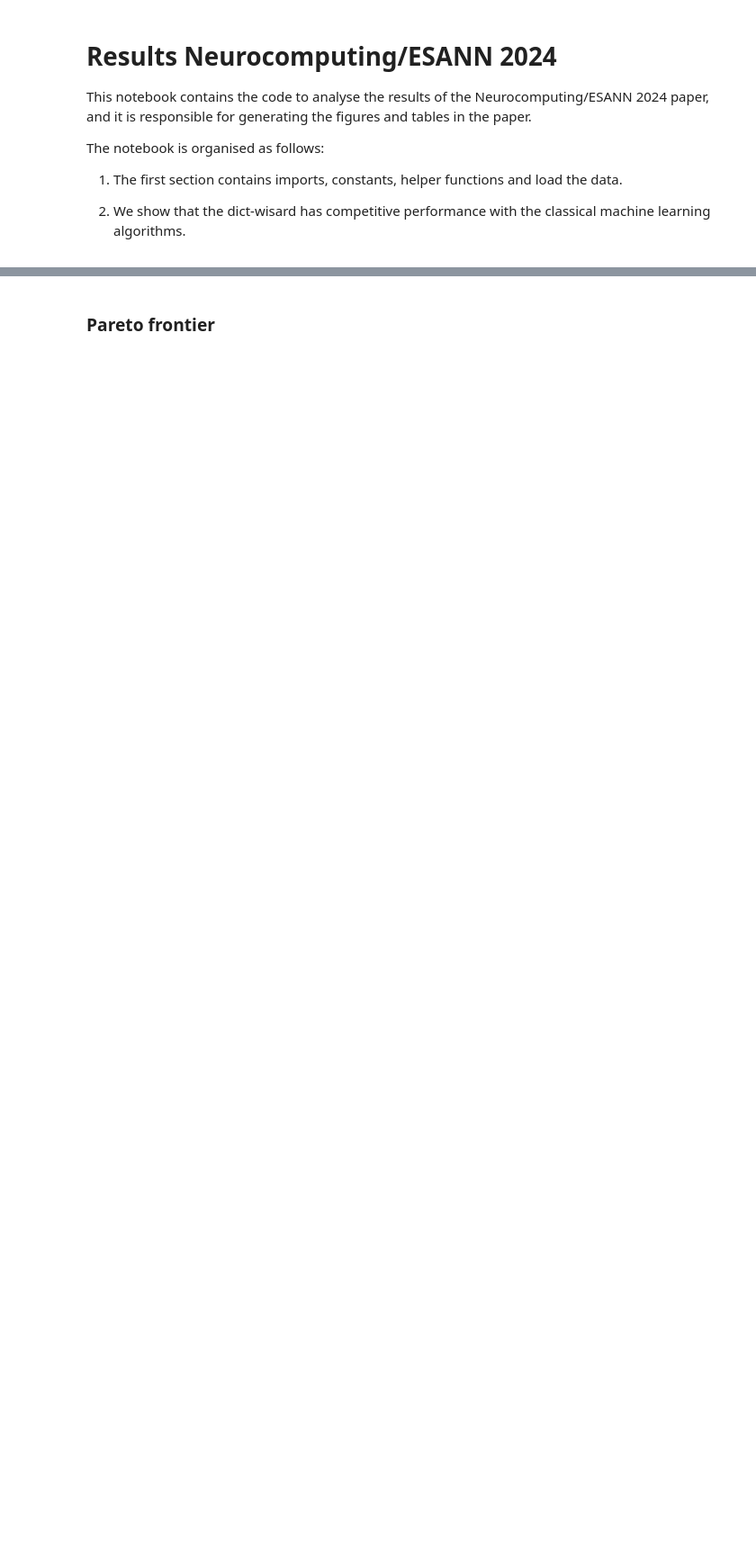
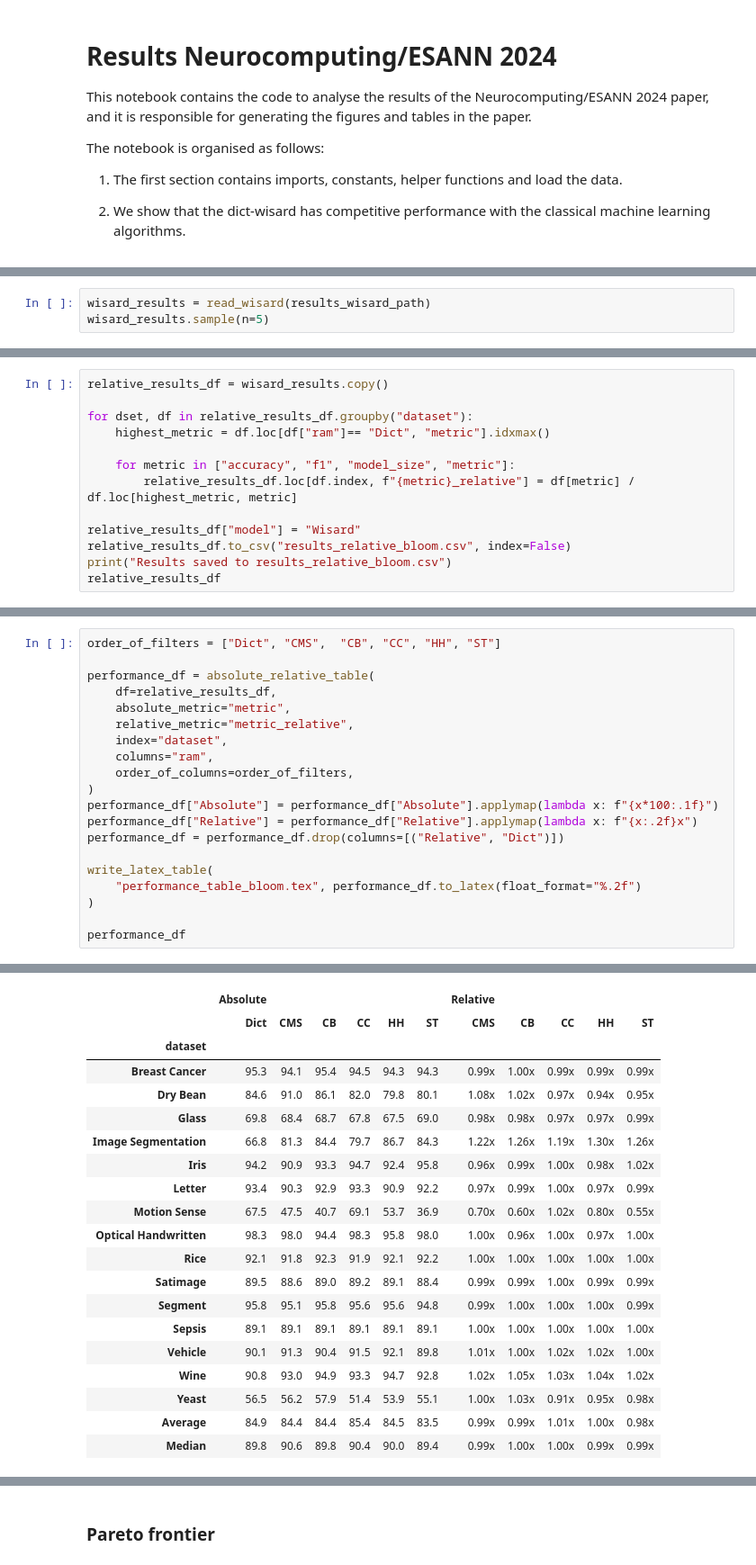
Before and after one commit to otavioon/wisardlib, a Jupyter notebook: analysis/analyse_results.ipynb, the cells around one changed output, grey strips where cells are left out. Shown at 90% size. Drawn from its saved outputs; the diff is of its cells as text; blank space fills up the shorter version.

```diff
--- a/analysis/analyse_results.ipynb
+++ b/analysis/analyse_results.ipynb
@@ -554,0 +288,3 @@ Table written to: tables/size_table.tex
+# %%
+wisard_results = read_wisard(results_wisard_path)
+wisard_results.sample(n=5)
@@ -554,0 +374,13 @@ Table written to: tables/size_table.tex
+# %%
+relative_results_df = wisard_results.copy()
+
+for dset, df in relative_results_df.groupby("dataset"):
+    highest_metric = df.loc[df["ram"]== "Dict", "metric"].idxmax()
+
+    for metric in ["accuracy", "f1", "model_size", "metric"]:
+        relative_results_df.loc[df.index, f"{metric}_relative"] = df[metric] / df.loc[highest_metric, metric]
+
+relative_results_df["model"] = "Wisard"
+relative_results_df.to_csv("results_relative_bloom.csv", index=False)
+print("Results saved to results_relative_bloom.csv")
+relative_results_df
@@ -554,0 +404,21 @@ Table written to: tables/size_table.tex
+# %%
+order_of_filters = ["Dict", "CMS",  "CB", "CC", "HH", "ST"]
+
+performance_df = absolute_relative_table(
+    df=relative_results_df,
+    absolute_metric="metric",
+    relative_metric="metric_relative",
+    index="dataset",
+    columns="ram",
+    order_of_columns=order_of_filters,
+)
+performance_df["Absolute"] = performance_df["Absolute"].applymap(lambda x: f"{x*100:.1f}")
+performance_df["Relative"] = performance_df["Relative"].applymap(lambda x: f"{x:.2f}x")
+performance_df = performance_df.drop(columns=[("Relative", "Dict")])
+
+write_latex_table(
+    "performance_table_bloom.tex", performance_df.to_latex(float_format="%.2f")
+)
+
+performance_df
+# %% [output]
@@ -554,0 +426,20 @@ Table written to: tables/size_table.tex
+|  | Absolute |  |  |  |  |  | Relative |  |  |  |  |
+|  | Dict | CMS | CB | CC | HH | ST | CMS | CB | CC | HH | ST |
+| dataset |  |  |  |  |  |  |  |  |  |  |  |
+| Breast Cancer | 95.3 | 94.1 | 95.4 | 94.5 | 94.3 | 94.3 | 0.99x | 1.00x | 0.99x | 0.99x | 0.99x |
+| Dry Bean | 84.6 | 91.0 | 86.1 | 82.0 | 79.8 | 80.1 | 1.08x | 1.02x | 0.97x | 0.94x | 0.95x |
+| Glass | 69.8 | 68.4 | 68.7 | 67.8 | 67.5 | 69.0 | 0.98x | 0.98x | 0.97x | 0.97x | 0.99x |
+| Image Segmentation | 66.8 | 81.3 | 84.4 | 79.7 | 86.7 | 84.3 | 1.22x | 1.26x | 1.19x | 1.30x | 1.26x |
+| Iris | 94.2 | 90.9 | 93.3 | 94.7 | 92.4 | 95.8 | 0.96x | 0.99x | 1.00x | 0.98x | 1.02x |
+| Letter | 93.4 | 90.3 | 92.9 | 93.3 | 90.9 | 92.2 | 0.97x | 0.99x | 1.00x | 0.97x | 0.99x |
+| Motion Sense | 67.5 | 47.5 | 40.7 | 69.1 | 53.7 | 36.9 | 0.70x | 0.60x | 1.02x | 0.80x | 0.55x |
+| Optical Handwritten | 98.3 | 98.0 | 94.4 | 98.3 | 95.8 | 98.0 | 1.00x | 0.96x | 1.00x | 0.97x | 1.00x |
+| Rice | 92.1 | 91.8 | 92.3 | 91.9 | 92.1 | 92.2 | 1.00x | 1.00x | 1.00x | 1.00x | 1.00x |
+| Satimage | 89.5 | 88.6 | 89.0 | 89.2 | 89.1 | 88.4 | 0.99x | 0.99x | 1.00x | 0.99x | 0.99x |
+| Segment | 95.8 | 95.1 | 95.8 | 95.6 | 95.6 | 94.8 | 0.99x | 1.00x | 1.00x | 1.00x | 0.99x |
+| Sepsis | 89.1 | 89.1 | 89.1 | 89.1 | 89.1 | 89.1 | 1.00x | 1.00x | 1.00x | 1.00x | 1.00x |
+| Vehicle | 90.1 | 91.3 | 90.4 | 91.5 | 92.1 | 89.8 | 1.01x | 1.00x | 1.02x | 1.02x | 1.00x |
+| Wine | 90.8 | 93.0 | 94.9 | 93.3 | 94.7 | 92.8 | 1.02x | 1.05x | 1.03x | 1.04x | 1.02x |
+| Yeast | 56.5 | 56.2 | 57.9 | 51.4 | 53.9 | 55.1 | 1.00x | 1.03x | 0.91x | 0.95x | 0.98x |
+| Average | 84.9 | 84.4 | 84.4 | 85.4 | 84.5 | 83.5 | 0.99x | 0.99x | 1.01x | 1.00x | 0.98x |
+| Median | 89.8 | 90.6 | 89.8 | 90.4 | 90.0 | 89.4 | 0.99x | 1.00x | 1.00x | 0.99x | 0.99x |
```
Also changed, not shown: parts of 100 cells of this notebook, 1 other file.
